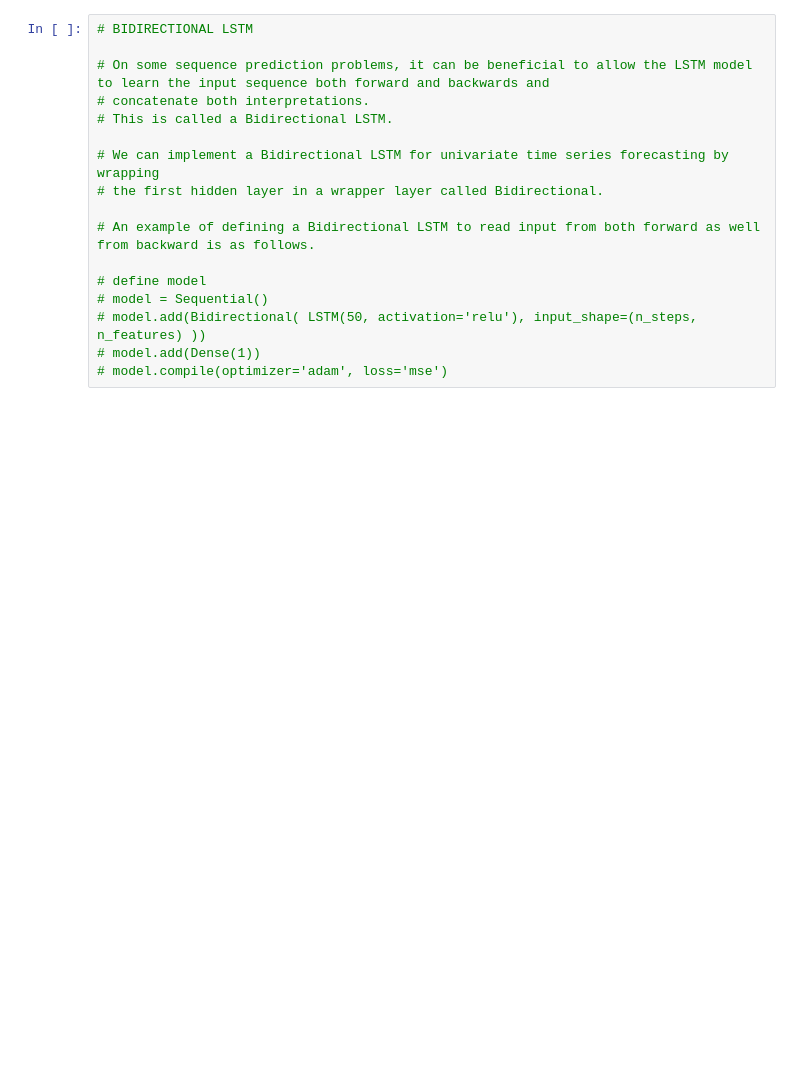
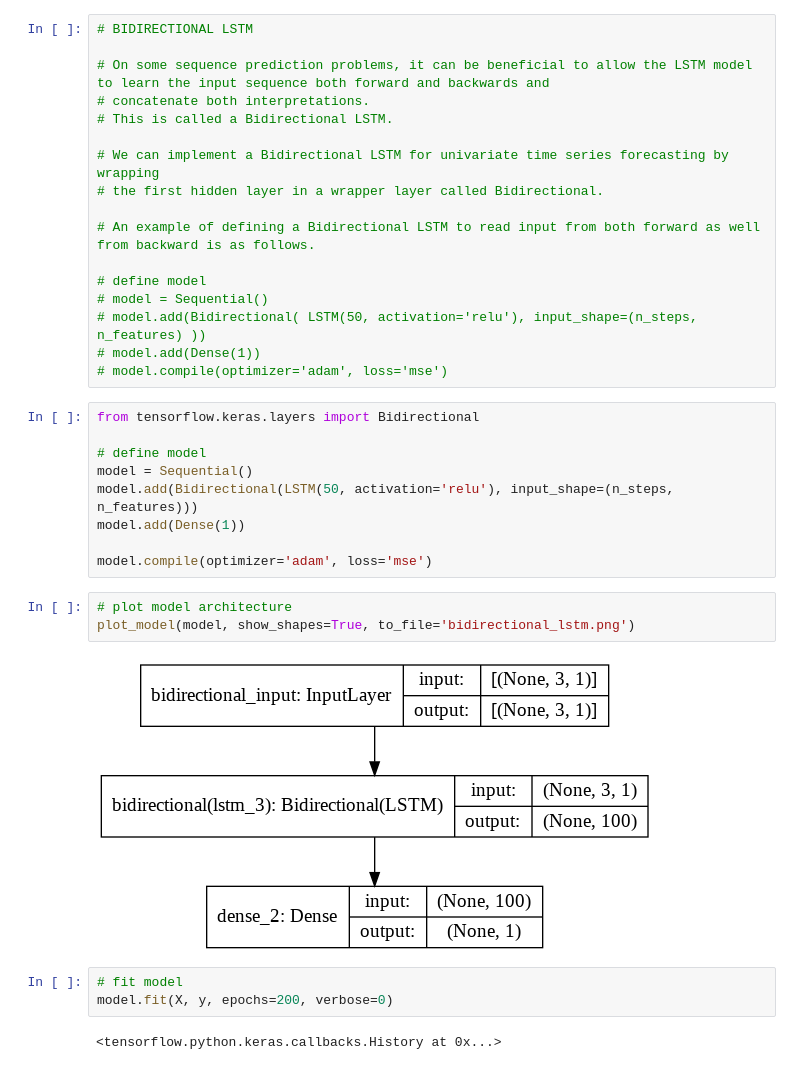
Before and after one commit to mahesh-keswani/ML-DL-FromBasicsToAdvance, a Jupyter notebook: LSTM_Examples.ipynb, the cells around one changed output. Drawn from its saved outputs; the diff is of its cells as text; blank space fills up the shorter version.

Commit message:
added the example for bidirectional lstm, cnn-lstm and handling multivariate time series

```diff
--- a/LSTM_Examples.ipynb
+++ b/LSTM_Examples.ipynb
@@ -193,3 +192,22 @@ print(yhat)
 # model.add(Bidirectional( LSTM(50, activation='relu'), input_shape=(n_steps, n_features) ))
 # model.add(Dense(1))
 # model.compile(optimizer='adam', loss='mse')
+# %%
+from tensorflow.keras.layers import Bidirectional
+
+# define model
+model = Sequential()
+model.add(Bidirectional(LSTM(50, activation='relu'), input_shape=(n_steps, n_features)))
+model.add(Dense(1))
+
+model.compile(optimizer='adam', loss='mse')
+# %%
+# plot model architecture
+plot_model(model, show_shapes=True, to_file='bidirectional_lstm.png')
+# %% [output]
+[figure, added]
+# %%
+# fit model
+model.fit(X, y, epochs=200, verbose=0)
+# %% [output]
+<tensorflow.python.keras.callbacks.History at 0x...>
```
Also changed, not shown: parts of 34 cells of this notebook.
